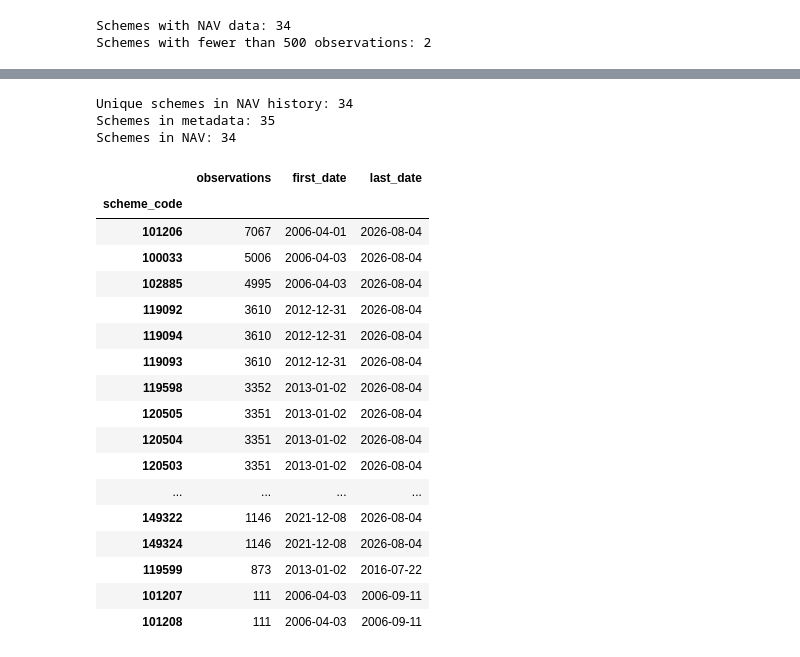
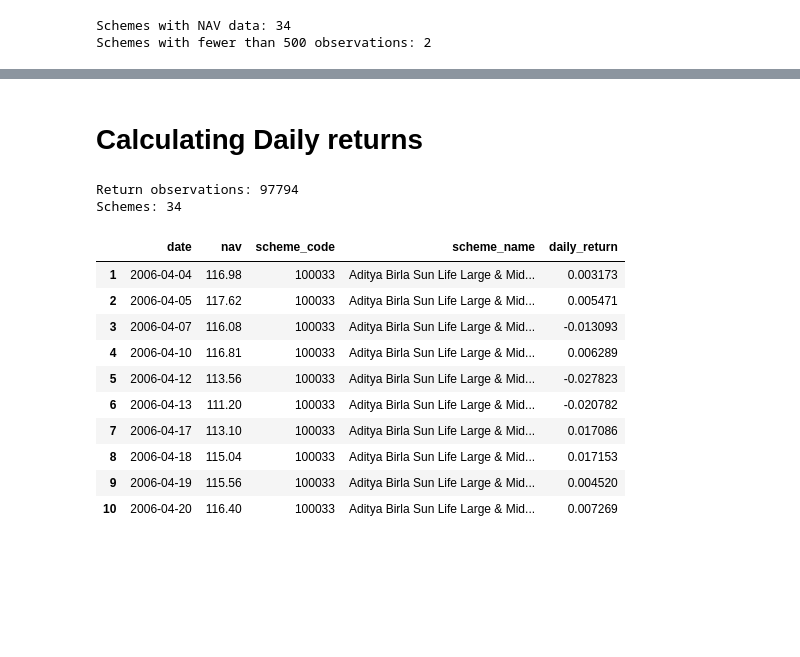
Before and after one commit to VANSHxGIT/CapstoneProject.Mutual_Fund_Analysis, a Jupyter notebook: notebooks/Performance_Analytics.ipynb, the cells around one changed output, grey strips where cells are left out. Cells and saved outputs as stored; diff of their text form; code cells hidden in the pictures; blank space fills up the shorter version.

```diff
--- a/notebooks/Performance_Analytics.ipynb
+++ b/notebooks/Performance_Analytics.ipynb
@@ -364,27 +346,36 @@ plt.show()
-# %%
-print("Unique schemes in NAV history:", nav_history["scheme_code"].nunique())
-print("Schemes in metadata:", len(metadata_codes))
-print("Schemes in NAV:", len(nav_codes))
-display(coverage)
-# %% [output]
-Unique schemes in NAV history: 34
-Schemes in metadata: 35
-Schemes in NAV: 34
-|  | observations | first_date | last_date |
-| scheme_code |  |  |  |
-| 101206 | 7067 | 2006-04-01 | 2026-08-04 |
-| 100033 | 5006 | 2006-04-03 | 2026-08-04 |
-| 102885 | 4995 | 2006-04-03 | 2026-08-04 |
-| 119092 | 3610 | 2012-12-31 | 2026-08-04 |
-| 119094 | 3610 | 2012-12-31 | 2026-08-04 |
-| 119093 | 3610 | 2012-12-31 | 2026-08-04 |
-| 119598 | 3352 | 2013-01-02 | 2026-08-04 |
-| 120505 | 3351 | 2013-01-02 | 2026-08-04 |
-| 120504 | 3351 | 2013-01-02 | 2026-08-04 |
-| 120503 | 3351 | 2013-01-02 | 2026-08-04 |
-| ... | ... | ... | ... |
-| 149322 | 1146 | 2021-12-08 | 2026-08-04 |
-| 149324 | 1146 | 2021-12-08 | 2026-08-04 |
-| 119599 | 873 | 2013-01-02 | 2016-07-22 |
-| 101207 | 111 | 2006-04-03 | 2006-09-11 |
-| 101208 | 111 | 2006-04-03 | 2006-09-11 |
+# %% [markdown]
+# Calculating Daily returns
+# %%
+nav_history["daily_return"] = (
+    nav_history
+    .groupby("scheme_code")["nav"]
+    .pct_change()
+)
+
+returns = nav_history.dropna(
+    subset=["daily_return"]
+).copy()
+
+print("Return observations:", len(returns))
+print(
+    "Schemes:",
+    returns["scheme_code"].nunique()
+)
+
+display(
+    returns.head(10)
+)
+# %% [output]
+Return observations: 97794
+Schemes: 34
+|  | date | nav | scheme_code | scheme_name | daily_return |
+| 1 | 2006-04-04 | 116.98 | 100033 | Aditya Birla Sun Life Large & Mid... | 0.003173 |
+| 2 | 2006-04-05 | 117.62 | 100033 | Aditya Birla Sun Life Large & Mid... | 0.005471 |
+| 3 | 2006-04-07 | 116.08 | 100033 | Aditya Birla Sun Life Large & Mid... | -0.013093 |
+| 4 | 2006-04-10 | 116.81 | 100033 | Aditya Birla Sun Life Large & Mid... | 0.006289 |
+| 5 | 2006-04-12 | 113.56 | 100033 | Aditya Birla Sun Life Large & Mid... | -0.027823 |
+| 6 | 2006-04-13 | 111.20 | 100033 | Aditya Birla Sun Life Large & Mid... | -0.020782 |
+| 7 | 2006-04-17 | 113.10 | 100033 | Aditya Birla Sun Life Large & Mid... | 0.017086 |
+| 8 | 2006-04-18 | 115.04 | 100033 | Aditya Birla Sun Life Large & Mid... | 0.017153 |
+| 9 | 2006-04-19 | 115.56 | 100033 | Aditya Birla Sun Life Large & Mid... | 0.004520 |
+| 10 | 2006-04-20 | 116.40 | 100033 | Aditya Birla Sun Life Large & Mid... | 0.007269 |
```
Also changed, not shown: parts of 3 cells of this notebook.
